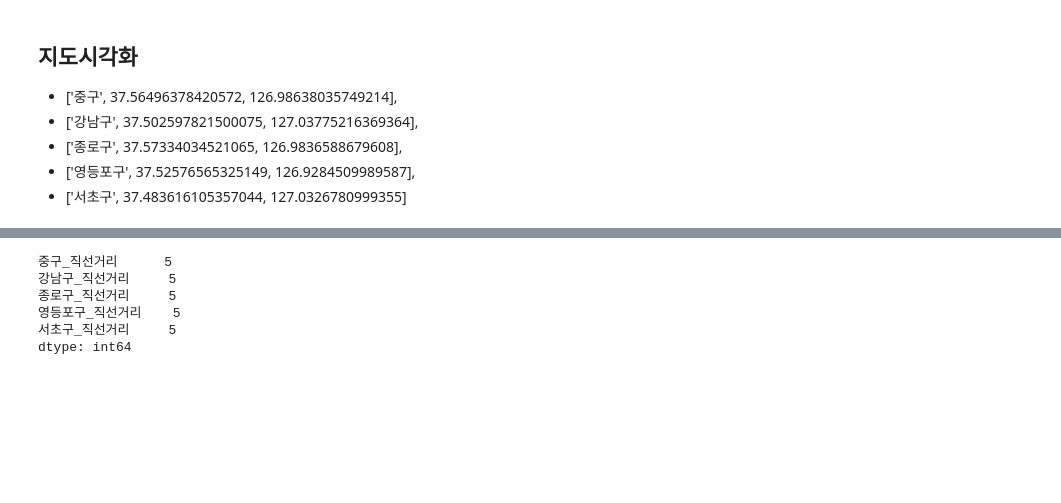
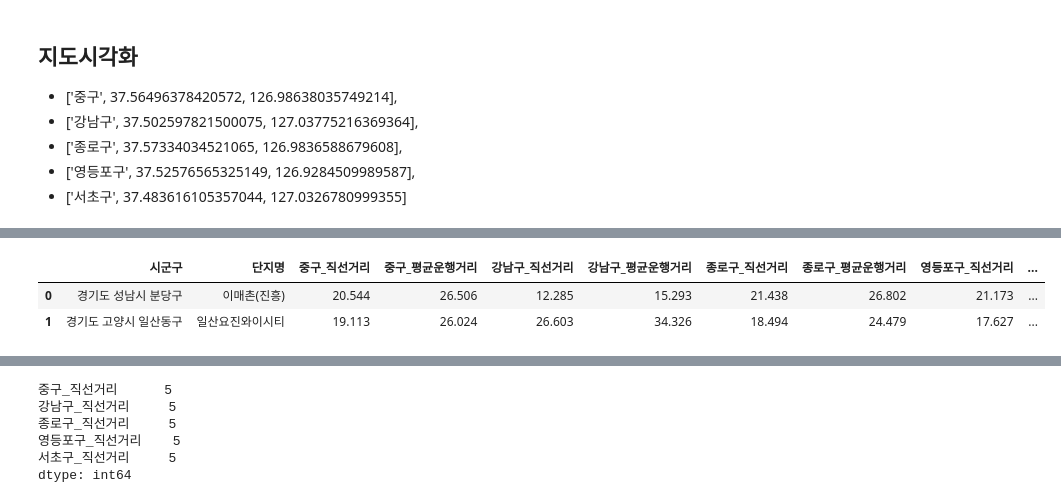
Before and after one commit to SnapishAgent/Ilsan-Investment-Insight, a Jupyter notebook: 교통 접근성/dataset_preprocessing_company_info.ipynb, the cells around one changed output, grey strips where cells are left out. Cells and saved outputs as stored; diff of their text form; code cells hidden in the pictures; blank space fills up the shorter version.

```diff
--- a/교통 접근성/dataset_preprocessing_company_info.ipynb
+++ b/교통 접근성/dataset_preprocessing_company_info.ipynb
@@ -1024,0 +997,21 @@ ilsan_min_value_idx, ilsan_min_value_row_info = min_value_info(ilsan_result)
+# %%
+min_dist_target = pd.concat([bundang_min_value_row_info.iloc[0], ilsan_min_value_row_info.iloc[0]], axis=1).T.reset_index(drop=True)
+
+min_dist_target['중구_직선거리'] = min_dist_target['중구_직선거리'].apply(lambda x: round(x, 3))
+min_dist_target['강남구_직선거리'] = min_dist_target['강남구_직선거리'].apply(lambda x: round(x, 3))
+min_dist_target['종로구_직선거리'] = min_dist_target['종로구_직선거리'].apply(lambda x: round(x, 3))
+min_dist_target['영등포구_직선거리'] = min_dist_target['영등포구_직선거리'].apply(lambda x: round(x, 3))
+min_dist_target['서초구_직선거리'] = min_dist_target['서초구_직선거리'].apply(lambda x: round(x, 3))
+
+min_dist_target['중구_평균운행거리'] = min_dist_target['중구_평균운행거리'].apply(lambda x: round(x/1000, 3))
+min_dist_target['강남구_평균운행거리'] = min_dist_target['강남구_평균운행거리'].apply(lambda x: round(x/1000, 3))
+min_dist_target['종로구_평균운행거리'] = min_dist_target['종로구_평균운행거리'].apply(lambda x: round(x/1000, 3))
+min_dist_target['영등포구_평균운행거리'] = min_dist_target['영등포구_평균운행거리'].apply(lambda x: round(x/1000, 3))
+min_dist_target['서초구_평균운행거리'] = min_dist_target['서초구_평균운행거리'].apply(lambda x: round(x/1000, 3))
+
+
+min_dist_target[['시군구', '단지명', '중구_직선거리', '중구_평균운행거리','강남구_직선거리','강남구_평균운행거리',  '종로구_직선거리', '종로구_평균운행거리','영등포구_직선거리', '영등포구_평균운행거리', '서초구_직선거리', '서초구_평균운행거리']]
+# %% [output]
+|  | 시군구 | 단지명 | 중구_직선거리 | 중구_평균운행거리 | 강남구_직선거리 | 강남구_평균운행거리 | 종로구_직선거리 | 종로구_평균운행거리 | 영등포구_직선거리 | ... |
+| 0 | 경기도 성남시 분당구 | 이매촌(진흥) | 20.544 | 26.506 | 12.285 | 15.293 | 21.438 | 26.802 | 21.173 | ... |
+| 1 | 경기도 고양시 일산동구 | 일산요진와이시티 | 19.113 | 26.024 | 26.603 | 34.326 | 18.494 | 24.479 | 17.627 | ... |
```
Also changed, not shown: parts of 12 cells of this notebook.
